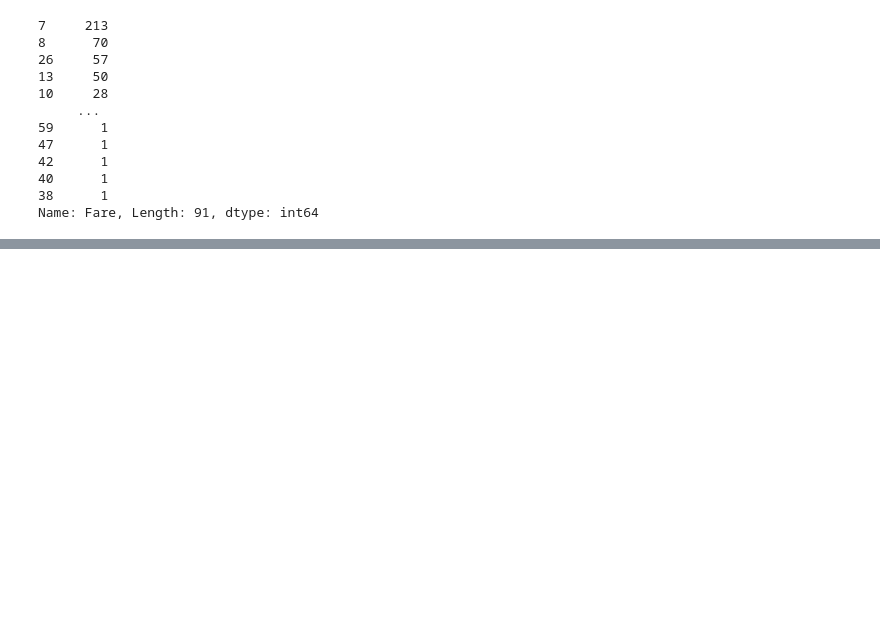
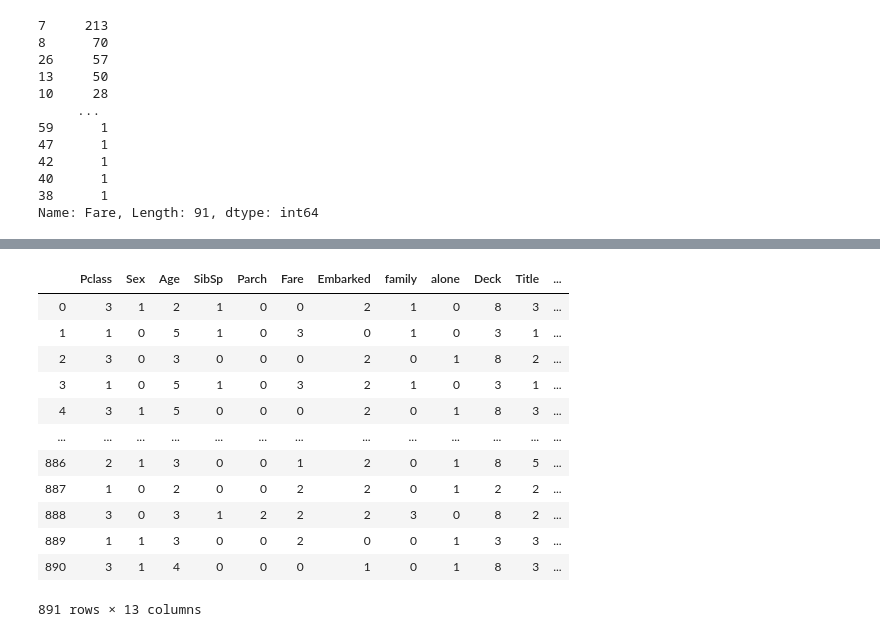
Before and after one commit to anmolpant/Titanic-Survival-Rate-Prediction, a Jupyter notebook: Titanic Survival Prediction.ipynb, the cells around one changed output, grey strips where cells are left out. Cells and saved outputs as stored; diff of their text form; code cells hidden in the pictures; blank space fills up the shorter version.

```diff
--- a/Titanic Survival Prediction.ipynb
+++ b/Titanic Survival Prediction.ipynb
@@ -370,0 +415,16 @@ Name: Fare, dtype: int64
+# %%
+X_train
+# %% [output]
+|  | Pclass | Sex | Age | SibSp | Parch | Fare | Embarked | family | alone | Deck | Title | ... |
+| 0 | 3 | 1 | 2 | 1 | 0 | 0 | 2 | 1 | 0 | 8 | 3 | ... |
+| 1 | 1 | 0 | 5 | 1 | 0 | 3 | 0 | 1 | 0 | 3 | 1 | ... |
+| 2 | 3 | 0 | 3 | 0 | 0 | 0 | 2 | 0 | 1 | 8 | 2 | ... |
+| 3 | 1 | 0 | 5 | 1 | 0 | 3 | 2 | 1 | 0 | 3 | 1 | ... |
+| 4 | 3 | 1 | 5 | 0 | 0 | 0 | 2 | 0 | 1 | 8 | 3 | ... |
+| ... | ... | ... | ... | ... | ... | ... | ... | ... | ... | ... | ... | ... |
+| 886 | 2 | 1 | 3 | 0 | 0 | 1 | 2 | 0 | 1 | 8 | 5 | ... |
+| 887 | 1 | 0 | 2 | 0 | 0 | 2 | 2 | 0 | 1 | 2 | 2 | ... |
+| 888 | 3 | 0 | 3 | 1 | 2 | 2 | 2 | 3 | 0 | 8 | 2 | ... |
+| 889 | 1 | 1 | 3 | 0 | 0 | 2 | 0 | 0 | 1 | 3 | 3 | ... |
+| 890 | 3 | 1 | 4 | 0 | 0 | 0 | 1 | 0 | 1 | 8 | 3 | ... |
+891 rows × 13 columns
```
Also changed, not shown: parts of 35 cells of this notebook, 1 other file.
